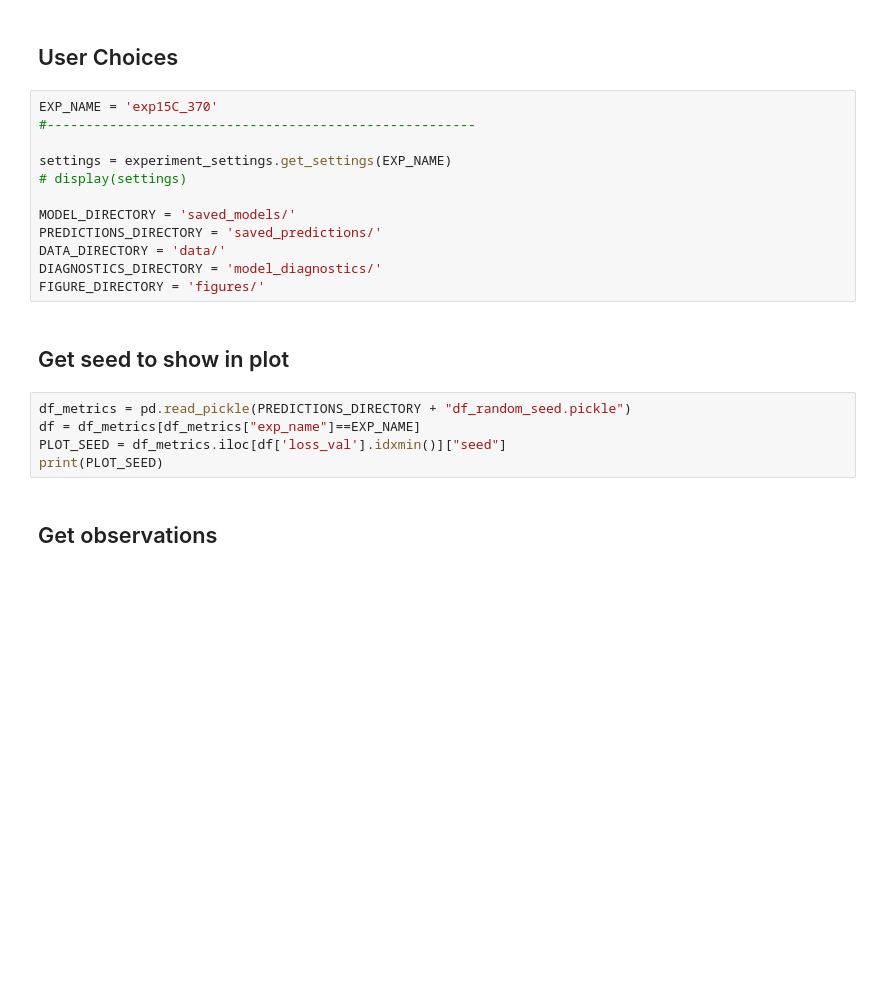
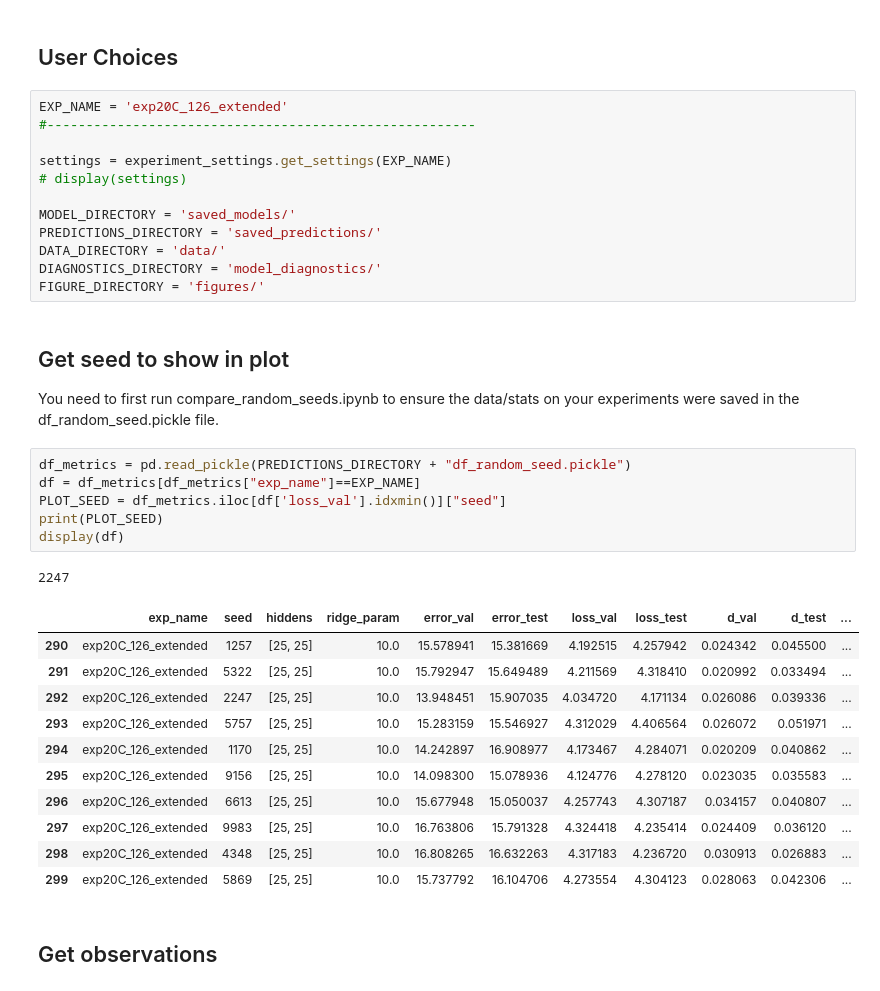
Before and after one commit to eabarnes1010/target_temp_detection, a Jupyter notebook: _analyze_models_v1.0.ipynb, the cells around one changed output. Saved outputs shown, nothing was run; the diff lists cells and outputs as text; blank space fills up the shorter version.

```diff
--- a/_analyze_models_v1.0.ipynb
+++ b/_analyze_models_v1.0.ipynb
@@ -35,7 +42,7 @@ print(f"tensorflow-probability version = {tfp.__version__}")
 # %% [markdown]
 ## User Choices
 # %%
-EXP_NAME = 'exp15C_370'
+EXP_NAME = 'exp20C_126_extended'
 #-------------------------------------------------------
 
 settings = experiment_settings.get_settings(EXP_NAME)
@@ -48,11 +55,26 @@ DIAGNOSTICS_DIRECTORY = 'model_diagnostics/'
 FIGURE_DIRECTORY = 'figures/'
 # %% [markdown]
 ## Get seed to show in plot
+You need to first run compare_random_seeds.ipynb to ensure the data/stats on your experiments were saved in the df_random_seed.pickle file.
 # %%
 df_metrics = pd.read_pickle(PREDICTIONS_DIRECTORY + "df_random_seed.pickle")
 df = df_metrics[df_metrics["exp_name"]==EXP_NAME]
 PLOT_SEED = df_metrics.iloc[df['loss_val'].idxmin()]["seed"]
 print(PLOT_SEED)
+display(df)
+# %% [output]
+2247
+|  | exp_name | seed | hiddens | ridge_param | error_val | error_test | loss_val | loss_test | d_val | d_test | ... |
+| 290 | exp20C_126_extended | 1257 | [25, 25] | 10.0 | 15.578941 | 15.381669 | 4.192515 | 4.257942 | 0.024342 | 0.045500 | ... |
+| 291 | exp20C_126_extended | 5322 | [25, 25] | 10.0 | 15.792947 | 15.649489 | 4.211569 | 4.318410 | 0.020992 | 0.033494 | ... |
+| 292 | exp20C_126_extended | 2247 | [25, 25] | 10.0 | 13.948451 | 15.907035 | 4.034720 | 4.171134 | 0.026086 | 0.039336 | ... |
+| 293 | exp20C_126_extended | 5757 | [25, 25] | 10.0 | 15.283159 | 15.546927 | 4.312029 | 4.406564 | 0.026072 | 0.051971 | ... |
+| 294 | exp20C_126_extended | 1170 | [25, 25] | 10.0 | 14.242897 | 16.908977 | 4.173467 | 4.284071 | 0.020209 | 0.040862 | ... |
+| 295 | exp20C_126_extended | 9156 | [25, 25] | 10.0 | 14.098300 | 15.078936 | 4.124776 | 4.278120 | 0.023035 | 0.035583 | ... |
+| 296 | exp20C_126_extended | 6613 | [25, 25] | 10.0 | 15.677948 | 15.050037 | 4.257743 | 4.307187 | 0.034157 | 0.040807 | ... |
+| 297 | exp20C_126_extended | 9983 | [25, 25] | 10.0 | 16.763806 | 15.791328 | 4.324418 | 4.235414 | 0.024409 | 0.036120 | ... |
+| 298 | exp20C_126_extended | 4348 | [25, 25] | 10.0 | 16.808265 | 16.632263 | 4.317183 | 4.236720 | 0.030913 | 0.026883 | ... |
+| 299 | exp20C_126_extended | 5869 | [25, 25] | 10.0 | 15.737792 | 16.104706 | 4.273554 | 4.304123 | 0.028063 | 0.042306 | ... |
 # %% [markdown]
 ## Get observations
 # %%
```
Also changed, not shown: parts of 8 cells of this notebook, 8 other files.
